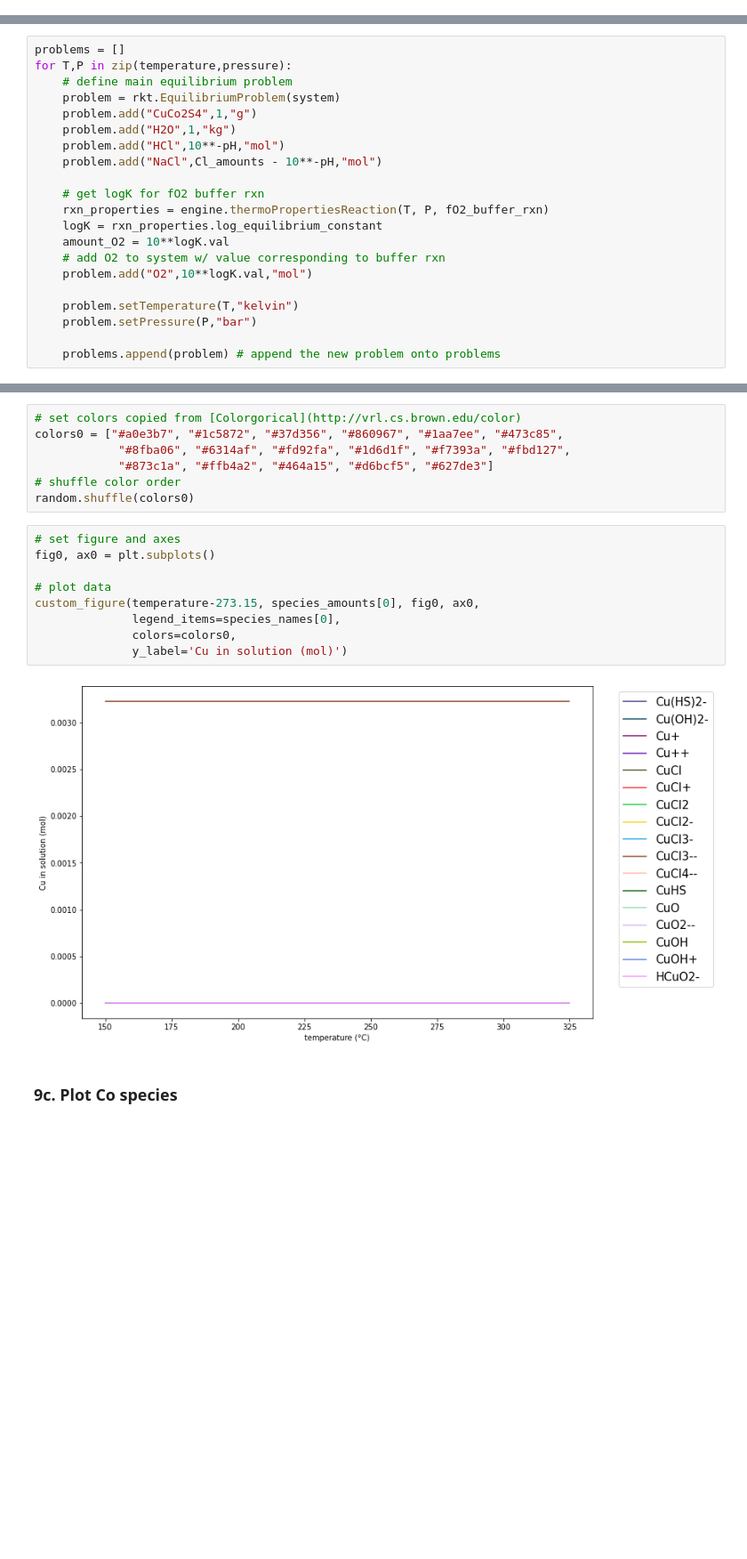
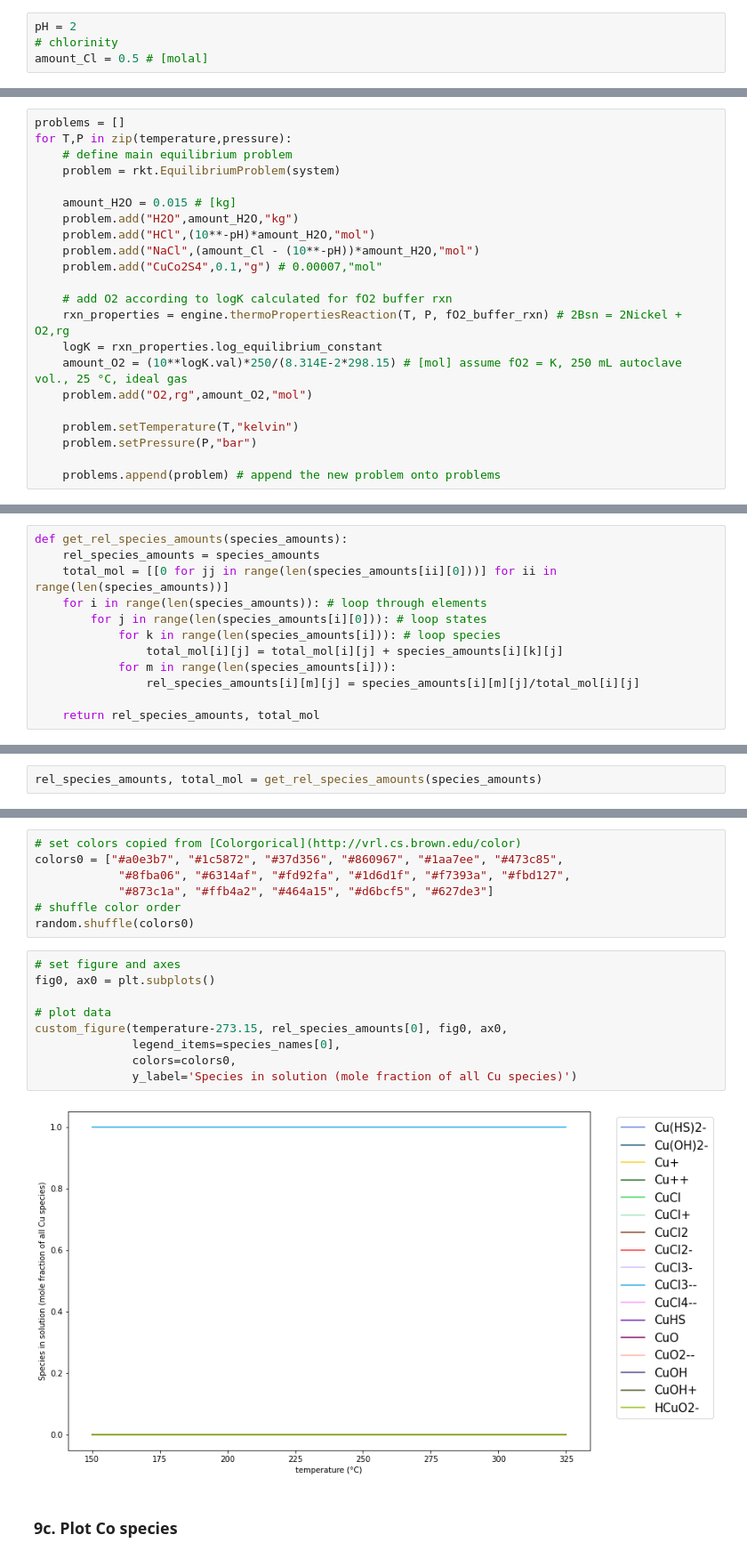
Before and after one commit to cardinalgeo/hydrothermal-geochemistry-modeling, a Jupyter notebook: Co-Cu_speciation_var_T_w_fO2_buffer_v1.ipynb, the cells around one changed output, grey strips where cells are left out. Shown: that part at 89% size. Saved outputs shown, nothing was run; the diff lists cells and outputs as text; blank space fills up the shorter version.

```diff
--- a/Co-Cu_speciation_var_T_w_fO2_buffer_v1.ipynb
+++ b/Co-Cu_speciation_var_T_w_fO2_buffer_v1.ipynb
@@ -73,3 +64,7 @@ Cl_amounts = 1 # [mol*kg^-1]
+# %%
+pH = 2
+# chlorinity
+amount_Cl = 0.5 # [molal]
 # %% [markdown]
 ## 6. Define the equilibrium problem
 # %%
@@ -77,17 +72,18 @@ problems = []
 for T,P in zip(temperature,pressure):
     # define main equilibrium problem
     problem = rkt.EquilibriumProblem(system)
-    problem.add("CuCo2S4",1,"g")
-    problem.add("H2O",1,"kg")
-    problem.add("HCl",10**-pH,"mol")
-    problem.add("NaCl",Cl_amounts - 10**-pH,"mol")
 
-    # get logK for fO2 buffer rxn
-    rxn_properties = engine.thermoPropertiesReaction(T, P, fO2_buffer_rxn)
+    amount_H2O = 0.015 # [kg]
+    problem.add("H2O",amount_H2O,"kg")
+    problem.add("HCl",(10**-pH)*amount_H2O,"mol")
+    problem.add("NaCl",(amount_Cl - (10**-pH))*amount_H2O,"mol")
+    problem.add("CuCo2S4",0.1,"g") # 0.00007,"mol"
+
+    # add O2 according to logK calculated for fO2 buffer rxn
+    rxn_properties = engine.thermoPropertiesReaction(T, P, fO2_buffer_rxn) # 2Bsn = 2Nickel + O2,rg
     logK = rxn_properties.log_equilibrium_constant
-    amount_O2 = 10**logK.val
-    # add O2 to system w/ value corresponding to buffer rxn
-    problem.add("O2",10**logK.val,"mol")
+    amount_O2 = (10**logK.val)*250/(8.314E-2*298.15) # [mol] assume fO2 = K, 250 mL autoclave vol., 25 °C, ideal gas
+    problem.add("O2,rg",amount_O2,"mol")
 
     problem.setTemperature(T,"kelvin")
     problem.setPressure(P,"bar")
@@ -154,0 +150,12 @@ species_amounts = get_species_amounts(species_names)
+# %%
+def get_rel_species_amounts(species_amounts):
+    rel_species_amounts = species_amounts
+    total_mol = [[0 for jj in range(len(species_amounts[ii][0]))] for ii in range(len(species_amounts))]
+    for i in range(len(species_amounts)): # loop through elements
+        for j in range(len(species_amounts[i][0])): # loop states
+            for k in range(len(species_amounts[i])): # loop species
+                total_mol[i][j] = total_mol[i][j] + species_amounts[i][k][j]
+            for m in range(len(species_amounts[i])):
+                rel_species_amounts[i][m][j] = species_amounts[i][m][j]/total_mol[i][j]
+
+    return rel_species_amounts, total_mol
@@ -155,3 +164,5 @@ species_amounts = get_species_amounts(species_names)
+# %%
+rel_species_amounts, total_mol = get_rel_species_amounts(species_amounts)
 # %% [markdown]
 ## 9. Plot the results
 # %% [markdown]
@@ -192,14 +203,14 @@ random.shuffle(colors0)
 # %%
 # set figure and axes
 fig0, ax0 = plt.subplots()
 
 # plot data
-custom_figure(temperature-273.15, species_amounts[0], fig0, ax0,
+custom_figure(temperature-273.15, rel_species_amounts[0], fig0, ax0,
               legend_items=species_names[0],
               colors=colors0,
-              y_label='Cu in solution (mol)')
+              y_label='Species in solution (mole fraction of all Cu species)')
 # %% [output]
-[figure, old version]
+[figure, new version]
 # %% [markdown]
 ### 9c. Plot Co species
 # %%
```
Also changed, not shown: parts of 14 cells of this notebook.
